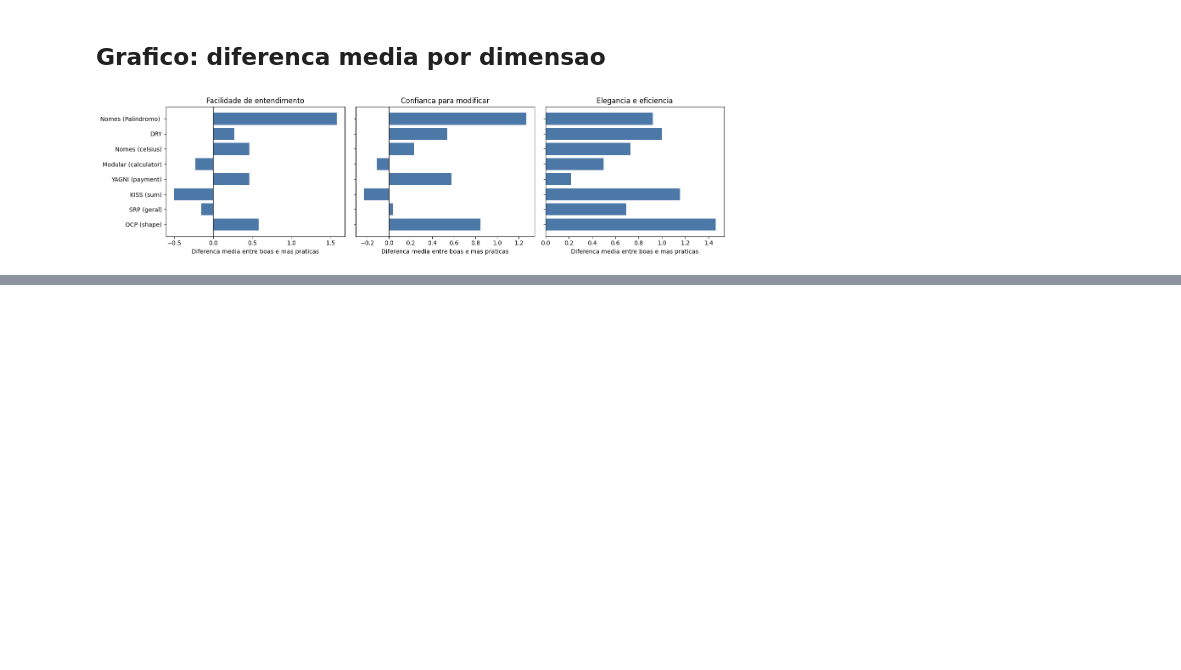
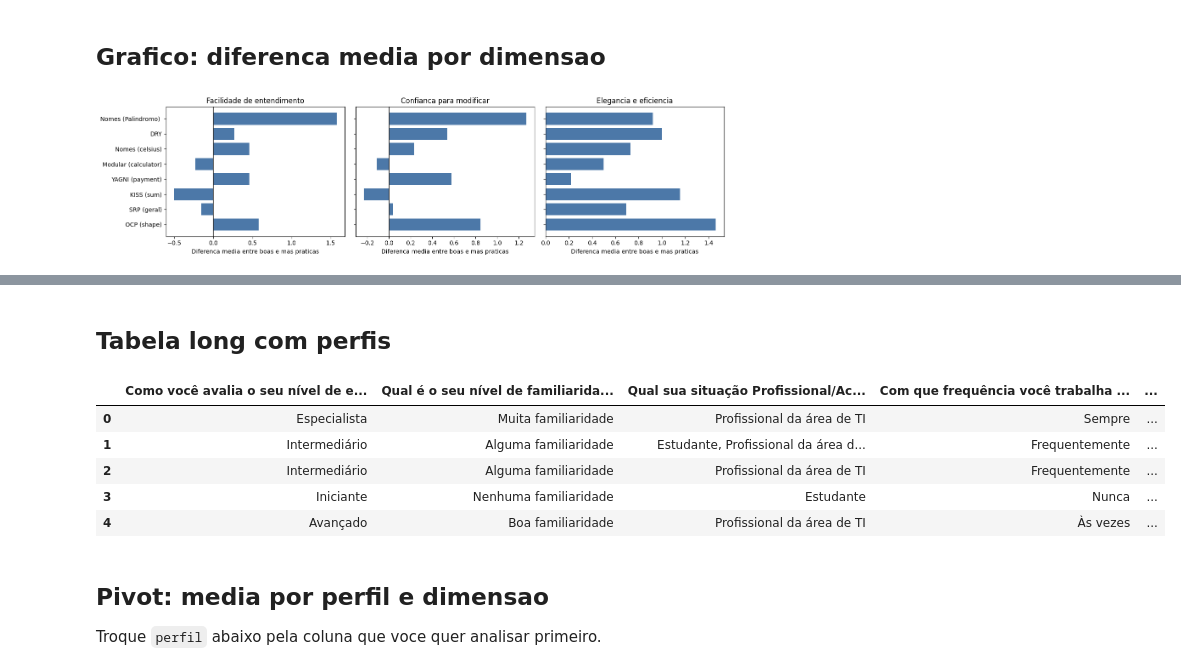
Before and after one commit to pedrobtenorio/percepcaoboaspraticas, a Jupyter notebook: graficos_iniciais.ipynb, the cells around one changed output, grey strips where cells are left out. Saved outputs shown, nothing was run; the diff lists cells and outputs as text; code cells hidden in the pictures; blank space fills up the shorter version.

Commit message:
update data processing notebook with error handling for CSV reading and add pivot table analysis for user profiles

```diff
--- a/graficos_iniciais.ipynb
+++ b/graficos_iniciais.ipynb
@@ -10,7 +10,10 @@ from pathlib import Path
 ## Carregar dataset numerico
 # %%
 csv_path = Path("respostas_form_NUMERIC.csv")
-df = pd.read_csv(csv_path)
+try:
+    df = pd.read_csv(csv_path, encoding="utf-8")
+except UnicodeDecodeError:
+    df = pd.read_csv(csv_path, encoding="latin-1")
 df.head()
 # %% [output]
 |  | Carimbo de data/hora | palindromo_clean_FE | palindromo_clean_NC | palindromo_clean_EE | ... |
@@ -23,3 +29,7 @@ df.head()
+# %%
+# Normaliza espacos extras nos nomes das colunas
+df.columns = df.columns.str.strip()
+df.head()
 # %% [markdown]
 ## Organizar em formato long
 # %%
@@ -108,0 +125,11 @@ plt.show()
+# %%
+profile_cols = [
+    "  Como você avalia o seu nível de experiência em programação?  ",
+    "  Qual é o seu nível de familiaridade com boas práticas de programação (por exemplo, clean code, padrões de projeto)?  ",
+    "  Qual sua situação Profissional/Acadêmica  ",
+    "  Com que frequência você trabalha em equipe em projetos de programação?  ",
+    "  Qual é o seu nível de escolaridade na área de TI  ",
+    "  Com que frequência você participa de revisões de código (code reviews)  ",
+]
+
+[c for c in profile_cols if c in df.columns]
@@ -108,0 +143,23 @@ plt.show()
+# %% [markdown]
+## Tabela long com perfis
+# %%
+long_profiles = df.melt(
+    id_vars=profile_cols,
+    value_vars=likert_cols,
+    var_name="item_dim",
+    value_name="score",
+)
+long_profiles["dim"] = long_profiles["item_dim"].str[-2:]
+long_profiles["item"] = long_profiles["item_dim"].str[:-3]
+long_profiles.head()
+# %% [output]
+|  | Como você avalia o seu nível de e... | Qual é o seu nível de familiarida... | Qual sua situação Profissional/Ac... | Com que frequência você trabalha ... | ... |
+| 0 | Especialista | Muita familiaridade | Profissional da área de TI | Sempre | ... |
+| 1 | Intermediário | Alguma familiaridade | Estudante, Profissional da área d... | Frequentemente | ... |
+| 2 | Intermediário | Alguma familiaridade | Profissional da área de TI | Frequentemente | ... |
+| 3 | Iniciante | Nenhuma familiaridade | Estudante | Nunca | ... |
+| 4 | Avançado | Boa familiaridade | Profissional da área de TI | Às vezes | ... |
+# %% [markdown]
+## Pivot: media por perfil e dimensao
+
+Troque `perfil` abaixo pela coluna que voce quer analisar primeiro.
```
Also changed, not shown: parts of 6 cells of this notebook.
